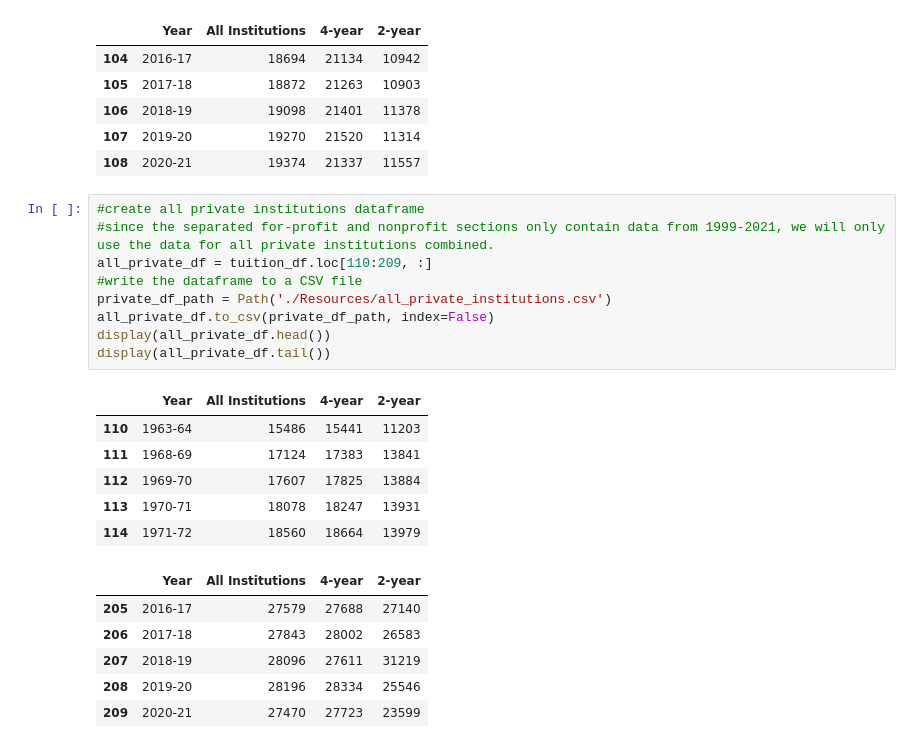
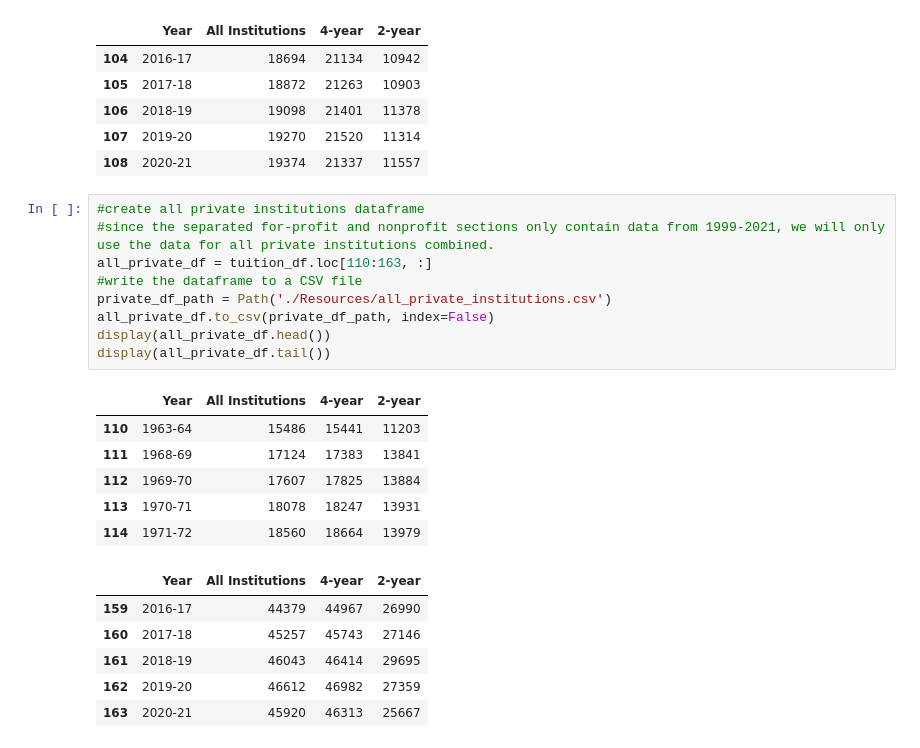
Before and after one commit to dhut1621/Project-1, a Jupyter notebook: tuition_price_analysis/separating_dataframes.ipynb, the cells around one changed output. Drawn from its saved outputs; the diff is of its cells as text.

Commit message:
manipulated the dataframes to prepare them for analysis

```diff
--- a/tuition_price_analysis/separating_dataframes.ipynb
+++ b/tuition_price_analysis/separating_dataframes.ipynb
@@ -124,22 +124,22 @@ display(public_df.tail())
 # %%
 #create all private institutions dataframe
 #since the separated for-profit and nonprofit sections only contain data from 1999-2021, we will only use the data for all private institutions combined.
-all_private_df = tuition_df.loc[110:209, :]
+all_private_df = tuition_df.loc[110:163, :]
 #write the dataframe to a CSV file
 private_df_path = Path('./Resources/all_private_institutions.csv')
 all_private_df.to_csv(private_df_path, index=False)
 display(all_private_df.head())
 display(all_private_df.tail())
 # %% [output]
 |  | Year | All Institutions | 4-year | 2-year |
 | 110 | 1963-64 | 15486 | 15441 | 11203 |
 | 111 | 1968-69 | 17124 | 17383 | 13841 |
 | 112 | 1969-70 | 17607 | 17825 | 13884 |
 | 113 | 1970-71 | 18078 | 18247 | 13931 |
 | 114 | 1971-72 | 18560 | 18664 | 13979 |
 |  | Year | All Institutions | 4-year | 2-year |
-| 205 | 2016-17 | 27579 | 27688 | 27140 |
-| 206 | 2017-18 | 27843 | 28002 | 26583 |
-| 207 | 2018-19 | 28096 | 27611 | 31219 |
-| 208 | 2019-20 | 28196 | 28334 | 25546 |
-| 209 | 2020-21 | 27470 | 27723 | 23599 |
+| 159 | 2016-17 | 44379 | 44967 | 26990 |
+| 160 | 2017-18 | 45257 | 45743 | 27146 |
+| 161 | 2018-19 | 46043 | 46414 | 29695 |
+| 162 | 2019-20 | 46612 | 46982 | 27359 |
+| 163 | 2020-21 | 45920 | 46313 | 25667 |
```
Also changed, not shown: parts of 1 cell of this notebook, 3 other files.
